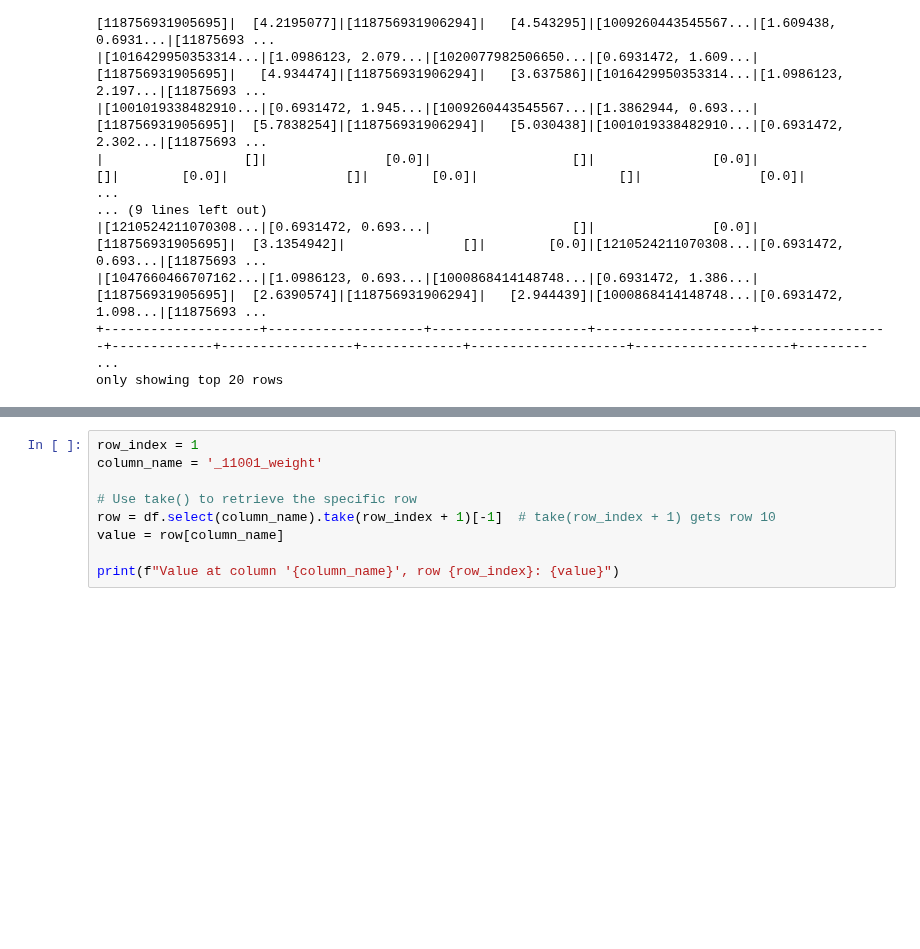
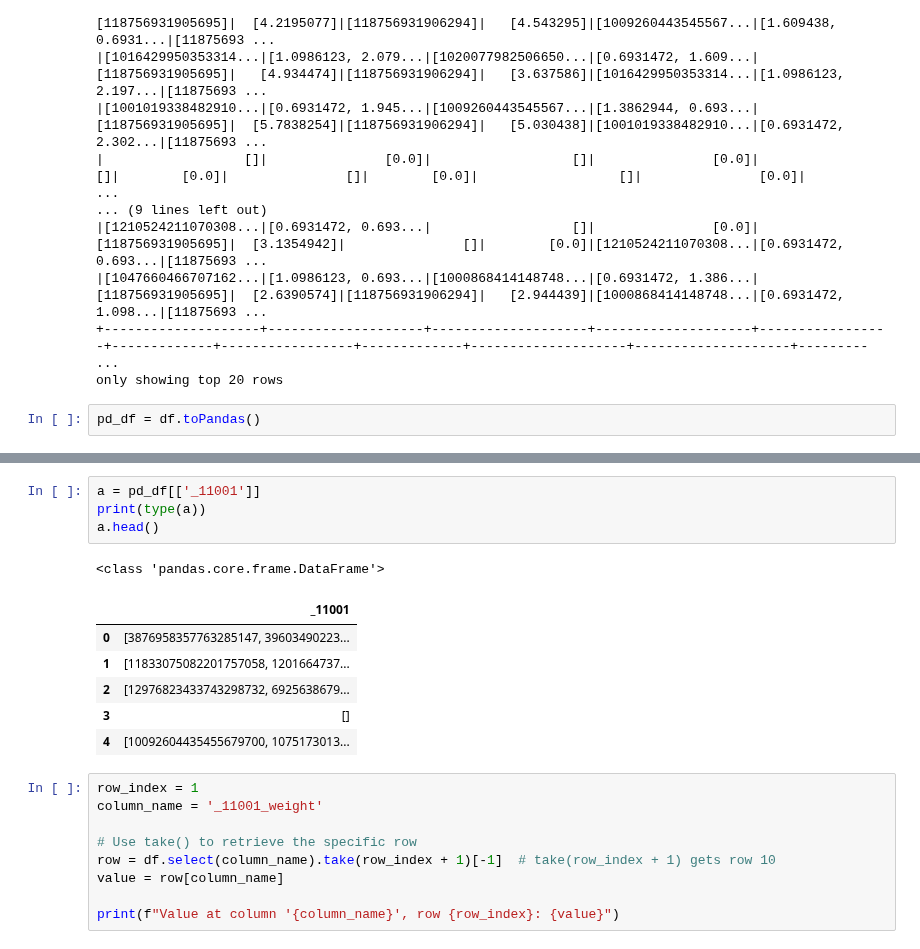
Before and after one commit to Chevolier/MetaSpore, a Jupyter notebook: tutorials/data_analyze.ipynb, the cells around one changed output, grey strips where cells are left out. Saved outputs shown, nothing was run; the diff lists cells and outputs as text; blank space fills up the shorter version.

```diff
--- a/tutorials/data_analyze.ipynb
+++ b/tutorials/data_analyze.ipynb
@@ -125,3 +125,5 @@ root
 |[1047660466707162...|[1.0986123, 0.693...|[1000868414148748...|[0.6931472, 1.386...|[118756931905695]|  [2.6390574]|[118756931906294]|   [2.944439]|[1000868414148748...|[0.6931472, 1.098...|[11875693 ...
 +--------------------+--------------------+--------------------+--------------------+-----------------+-------------+-----------------+-------------+--------------------+--------------------+--------- ...
 only showing top 20 rows
+# %%
+pd_df = df.toPandas()
@@ -128,3 +142,15 @@ only showing top 20 rows
+# %%
+a = pd_df[['_11001']]
+print(type(a))
+a.head()
+# %% [output]
+<class 'pandas.core.frame.DataFrame'>
+|  | _11001 |
+| 0 | [3876958357763285147, 39603490223... |
+| 1 | [11833075082201757058, 1201664737... |
+| 2 | [12976823433743298732, 6925638679... |
+| 3 | [] |
+| 4 | [10092604435455679700, 1075173013... |
 # %%
 row_index = 1
 column_name = '_11001_weight'
```
Also changed, not shown: parts of 2 cells of this notebook, 2 other files.
